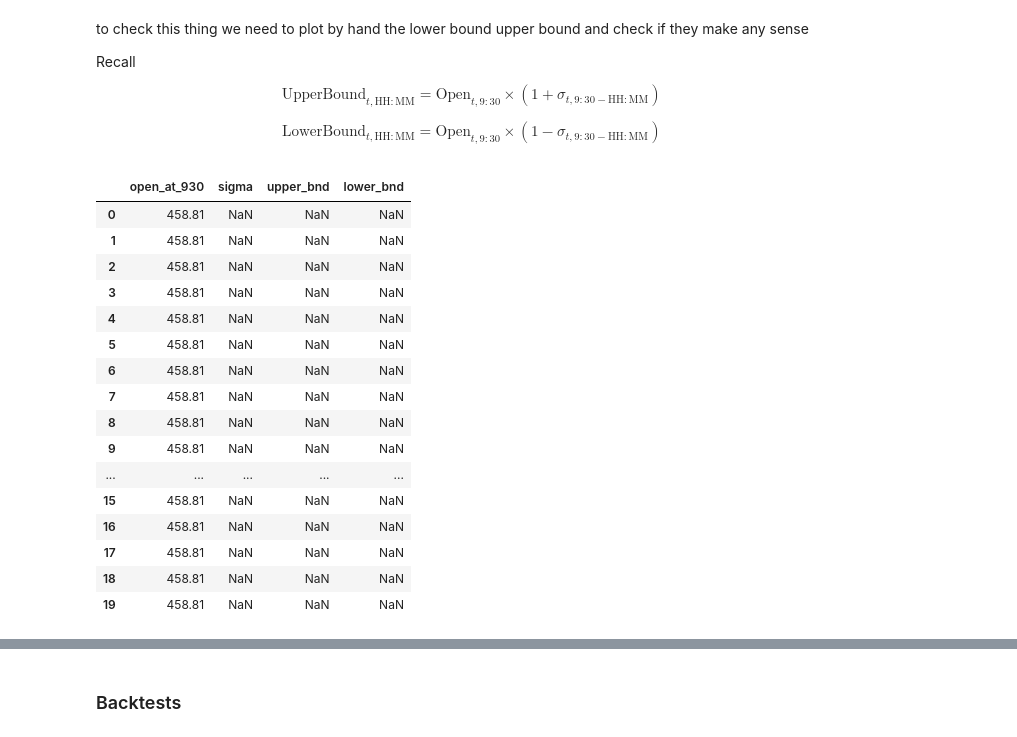
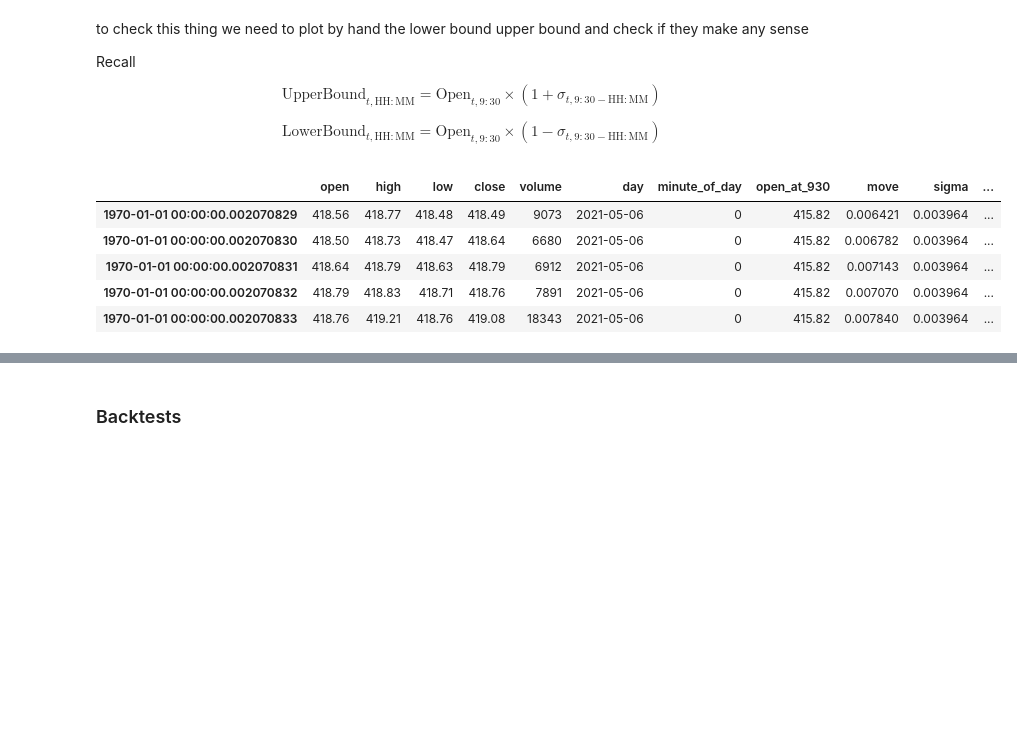
Before and after one commit to blackswan-quants/intraday-momentum, a Jupyter notebook: notebooks/Bug_and_correction.ipynb, the cells around one changed output, grey strips where cells are left out. Drawn from its saved outputs; the diff is of its cells as text; code cells hidden in the pictures; blank space fills up the shorter version.

```diff
--- a/notebooks/Bug_and_correction.ipynb
+++ b/notebooks/Bug_and_correction.ipynb
@@ -101,8 +121,3 @@ print(df_dividends_prepared.columns)
 Index(['caldt', 'dividend', 'ticker'], dtype='object')
 # %% [markdown]
 ### Metrics
-# %%
-mc = MetricsCalculator()
-df_spy, df_spy_daily = mc.from_clean_df(df_spy, df_dividends_prepared)
-mc.quality_check(df_spy, df_spy_daily)
-mc.logger.info("All SPY metrics successfully computed.")
@@ -129,3 +124,3 @@ So
 # %%
 # Check
-print(df_spy.tail())
+df_spy.drop(columns =["barCount", "average"], inplace = True)
@@ -162,12 +149,15 @@ $$
 = \text{Open}_{t,9:30} \times \left( 1 - \sigma_{t,9:30 - \mathrm{HH:MM}} \right)
 $$
 # %%
-df_spy = df_spy.sort_values("timestamp").reset_index(drop=True)
-df_spy["day"] = df_spy["timestamp"].dt.date
+df_spy.index = pd.to_datetime(df_spy.index)
+df_spy = df_spy.sort_index()
 
-first_ts = df_spy.groupby("day")["timestamp"].transform("first")
-df_spy["minute_of_day"] = ((df_spy["timestamp"] - first_ts)
-                            .dt.total_seconds() // 60).astype(int)
+df_spy["day"] = df_spy.index.normalize()  # midnight timestamps
+first_ts = df_spy.groupby("day").transform("first").index
+
+df_spy["minute_of_day"] = ((df_spy.index - first_ts)
+                           .total_seconds() // 60).astype(int)
+
 
 open_930_per_day = (
     df_spy.groupby("day").first()["open"]
@@ -206,27 +196,15 @@ df_spy["low_ref"]  = df_spy[["open_at_930","prev_close"]].min(axis=1)
 
 df_spy["upper_bnd"] = df_spy["open_ref"] * (1 + df_spy["sigma"])
 df_spy["lower_bnd"] = df_spy["low_ref"]  * (1 - df_spy["sigma"])
-# %%
-df_spy["sigma"].describe()
-df_spy[["open_at_930", "sigma", "upper_bnd", "lower_bnd"]].head(20)
-# %% [output]
-|  | open_at_930 | sigma | upper_bnd | lower_bnd |
-| 0 | 458.81 | NaN | NaN | NaN |
-| 1 | 458.81 | NaN | NaN | NaN |
-| 2 | 458.81 | NaN | NaN | NaN |
-| 3 | 458.81 | NaN | NaN | NaN |
-| 4 | 458.81 | NaN | NaN | NaN |
-| 5 | 458.81 | NaN | NaN | NaN |
-| 6 | 458.81 | NaN | NaN | NaN |
-| 7 | 458.81 | NaN | NaN | NaN |
-| 8 | 458.81 | NaN | NaN | NaN |
-| 9 | 458.81 | NaN | NaN | NaN |
-| ... | ... | ... | ... | ... |
-| 15 | 458.81 | NaN | NaN | NaN |
-| 16 | 458.81 | NaN | NaN | NaN |
-| 17 | 458.81 | NaN | NaN | NaN |
-| 18 | 458.81 | NaN | NaN | NaN |
-| 19 | 458.81 | NaN | NaN | NaN |
+# %%
+df_spy.tail()
+# %% [output]
+|  | open | high | low | close | volume | day | minute_of_day | open_at_930 | move | sigma | ... |
+| 1970-01-01 00:00:00.002070829 | 418.56 | 418.77 | 418.48 | 418.49 | 9073 | 2021-05-06 | 0 | 415.82 | 0.006421 | 0.003964 | ... |
+| 1970-01-01 00:00:00.002070830 | 418.50 | 418.73 | 418.47 | 418.64 | 6680 | 2021-05-06 | 0 | 415.82 | 0.006782 | 0.003964 | ... |
+| 1970-01-01 00:00:00.002070831 | 418.64 | 418.79 | 418.63 | 418.79 | 6912 | 2021-05-06 | 0 | 415.82 | 0.007143 | 0.003964 | ... |
+| 1970-01-01 00:00:00.002070832 | 418.79 | 418.83 | 418.71 | 418.76 | 7891 | 2021-05-06 | 0 | 415.82 | 0.007070 | 0.003964 | ... |
+| 1970-01-01 00:00:00.002070833 | 418.76 | 419.21 | 418.76 | 419.08 | 18343 | 2021-05-06 | 0 | 415.82 | 0.007840 | 0.003964 | ... |
 # %%
 import matplotlib.pyplot as plt
 import matplotlib.dates as mdates
```
Also changed, not shown: parts of 9 cells of this notebook, 1 other file.
